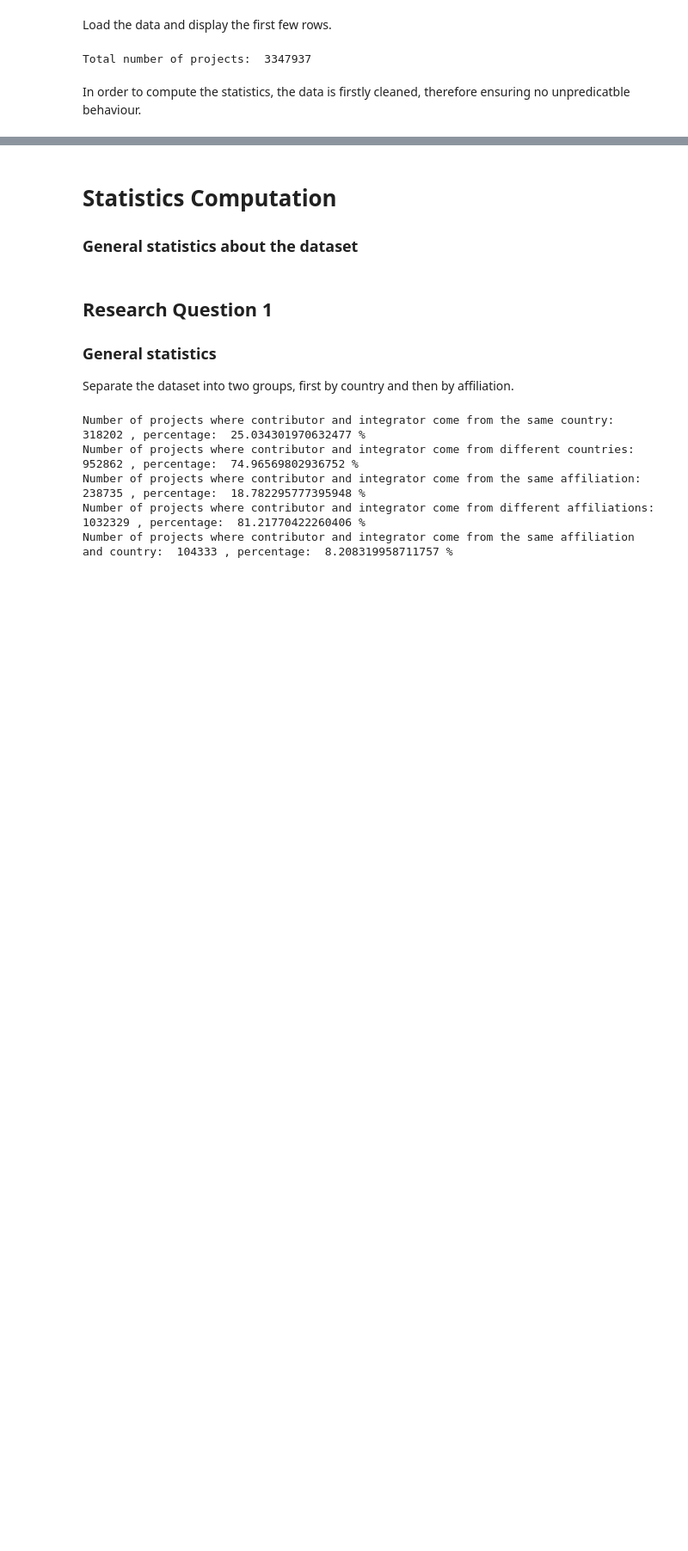
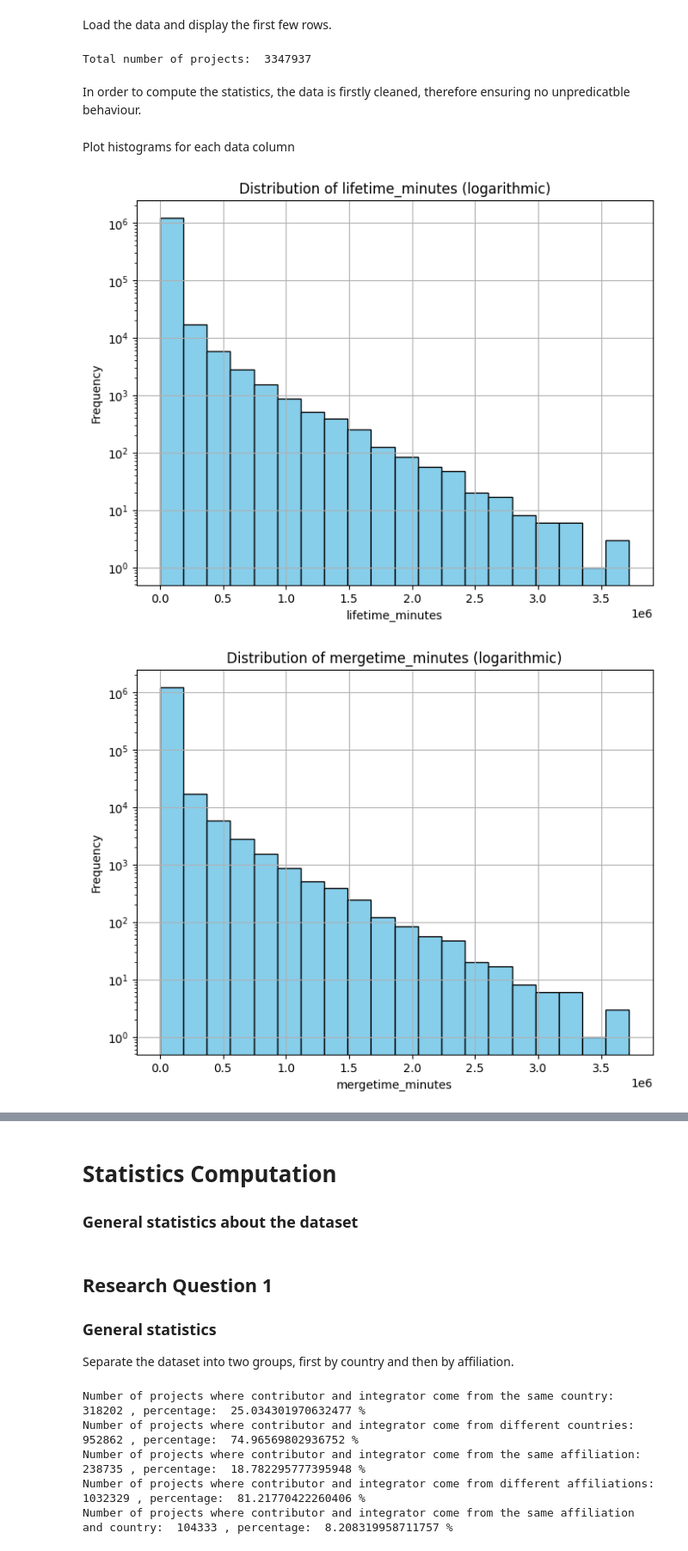
Before and after one commit to BambusControl/global-impact-code-reviews, a Jupyter notebook: src/global_impact_code_reviews/statistics/compute_statistics.ipynb, the cells around one changed output, grey strips where cells are left out. Shown at 86% size. Saved outputs shown, nothing was run; the diff lists cells and outputs as text; code cells hidden in the pictures; blank space fills up the shorter version.

```diff
--- a/src/global_impact_code_reviews/statistics/compute_statistics.ipynb
+++ b/src/global_impact_code_reviews/statistics/compute_statistics.ipynb
@@ -88,3 +88,20 @@ selected_columns["first_response_time"] = selected_columns["first_response_time"
 selected_columns.dropna(subset=['mergetime_minutes'], inplace=True)
 selected_columns.dropna(subset=['requester_succ_rate'], inplace=True)
 selected_columns.dropna(subset=['first_response_time'], inplace=True)
+# %% [markdown]
+Plot histograms for each data column
+# %%
+columns_to_histogram = ['lifetime_minutes', 'mergetime_minutes', 'num_commits', 'num_commit_comments', 'num_issue_comments', 'num_comments', 'num_participants', 'team_size', 'requester_succ_rate', 'first_response_time', 'core_member', 'same_country', 'same_affiliation', 'contrib_rate_author']
+
+for column in columns_to_histogram:
+    plt.figure(figsize=(8, 6))
+    plt.hist(selected_columns[column], bins=20, color='skyblue', edgecolor='black', log=True)
+    plt.title(f'Distribution of {column} (logarithmic)')
+    plt.xlabel(column)
+    plt.ylabel('Frequency')
+    plt.grid(True)
+    plt.savefig(f'general/{column}_logarithmic_histogram.png')  # Save histogram as image
+    plt.show()
+# %% [output]
+[figure, added]
+[figure, added]
```
Also changed, not shown: parts of 5 cells of this notebook, 20 other files.
